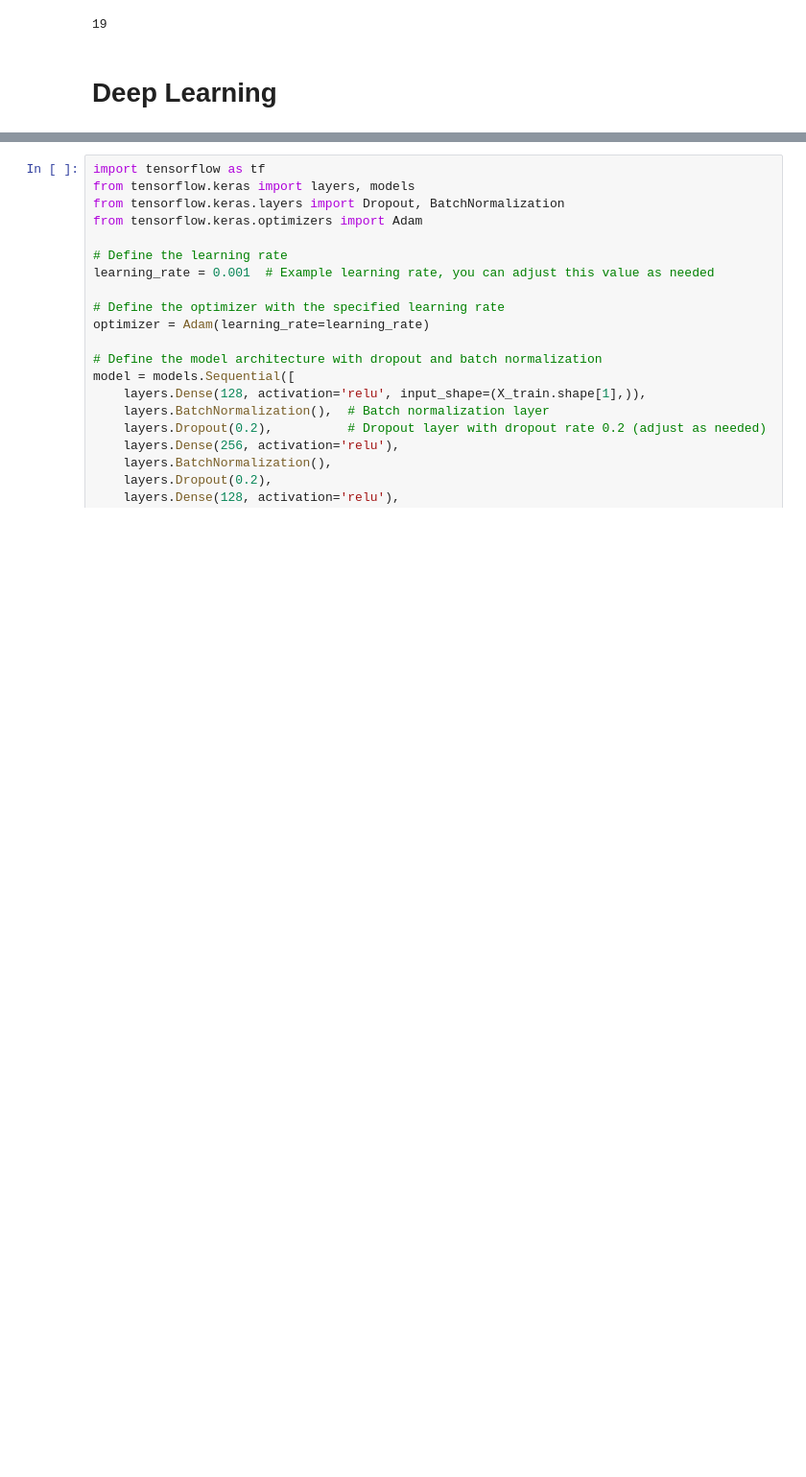
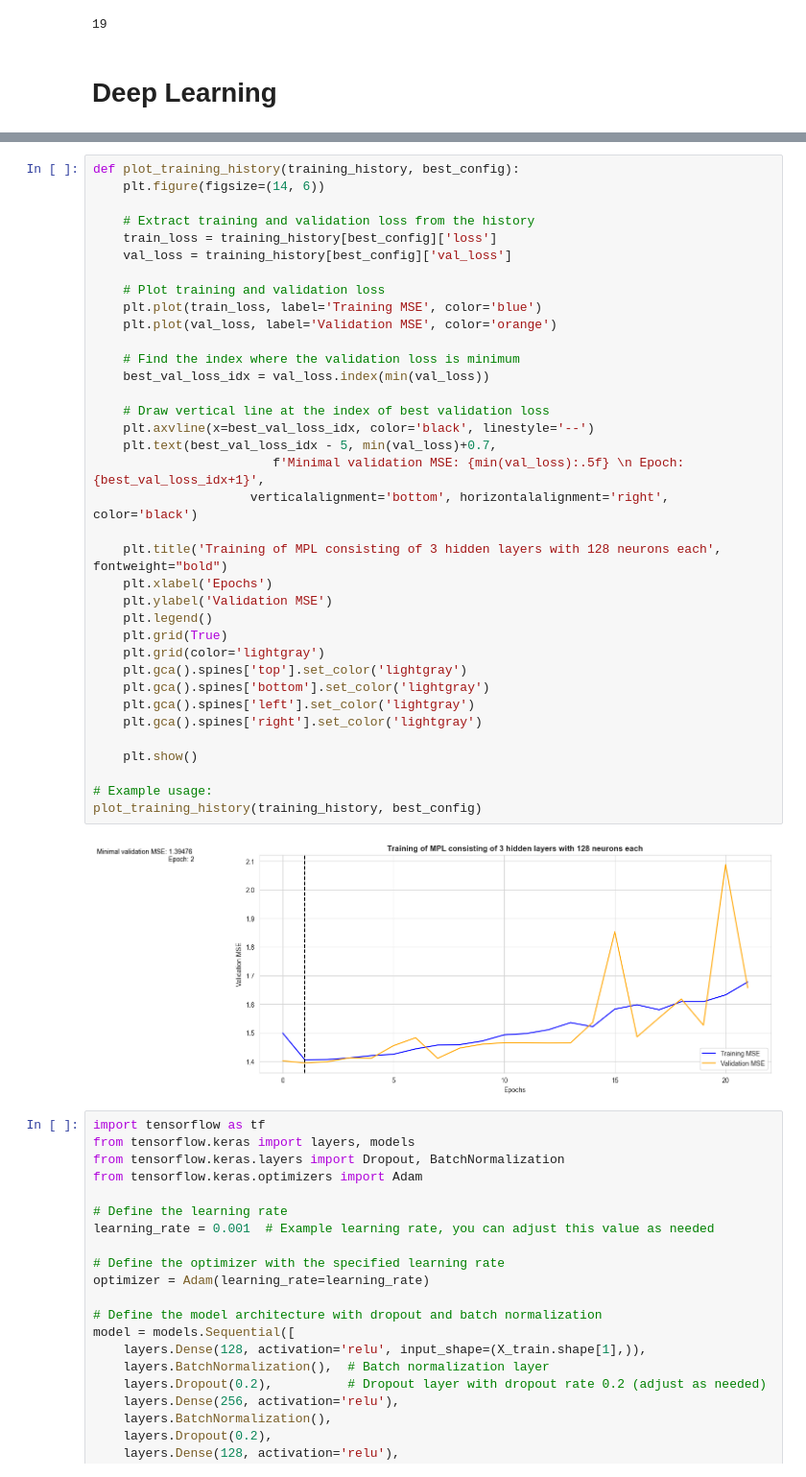
Before and after one commit to laskagrzegorz/dataScienceProject, a Jupyter notebook: 3_tests/Pre-processing.ipynb, the cells around one changed output, grey strips where cells are left out. Shown at 96% size. Saved outputs shown, nothing was run; the diff lists cells and outputs as text; blank space fills up the shorter version.

```diff
--- a/3_tests/Pre-processing.ipynb
+++ b/3_tests/Pre-processing.ipynb
@@ -652,3 +775,41 @@ with open("best_model_decision_tree.pkl", "rb") as f:
+# %%
+def plot_training_history(training_history, best_config):
+    plt.figure(figsize=(14, 6))
+
+    # Extract training and validation loss from the history
+    train_loss = training_history[best_config]['loss']
+    val_loss = training_history[best_config]['val_loss']
+
+    # Plot training and validation loss
+    plt.plot(train_loss, label='Training MSE', color='blue')
+    plt.plot(val_loss, label='Validation MSE', color='orange')
+
+    # Find the index where the validation loss is minimum
+    best_val_loss_idx = val_loss.index(min(val_loss))
+
+    # Draw vertical line at the index of best validation loss
+    plt.axvline(x=best_val_loss_idx, color='black', linestyle='--')
+    plt.text(best_val_loss_idx - 5, min(val_loss)+0.7,
+                        f'Minimal validation MSE: {min(val_loss):.5f} \n Epoch: {best_val_loss_idx+1}',
+                     verticalalignment='bottom', horizontalalignment='right', color='black')
+
+    plt.title('Training of MPL consisting of 3 hidden layers with 128 neurons each', fontweight="bold")
+    plt.xlabel('Epochs')
+    plt.ylabel('Validation MSE')
+    plt.legend()
+    plt.grid(True)
+    plt.grid(color='lightgray')
+    plt.gca().spines['top'].set_color('lightgray')
+    plt.gca().spines['bottom'].set_color('lightgray')
+    plt.gca().spines['left'].set_color('lightgray')
+    plt.gca().spines['right'].set_color('lightgray')
+
+    plt.show()
+
+# Example usage:
+plot_training_history(training_history, best_config)
+# %% [output]
+[figure, added]
 # %%
 import tensorflow as tf
 from tensorflow.keras import layers, models
```
Also changed, not shown: parts of 2 cells of this notebook, 1 other file.
